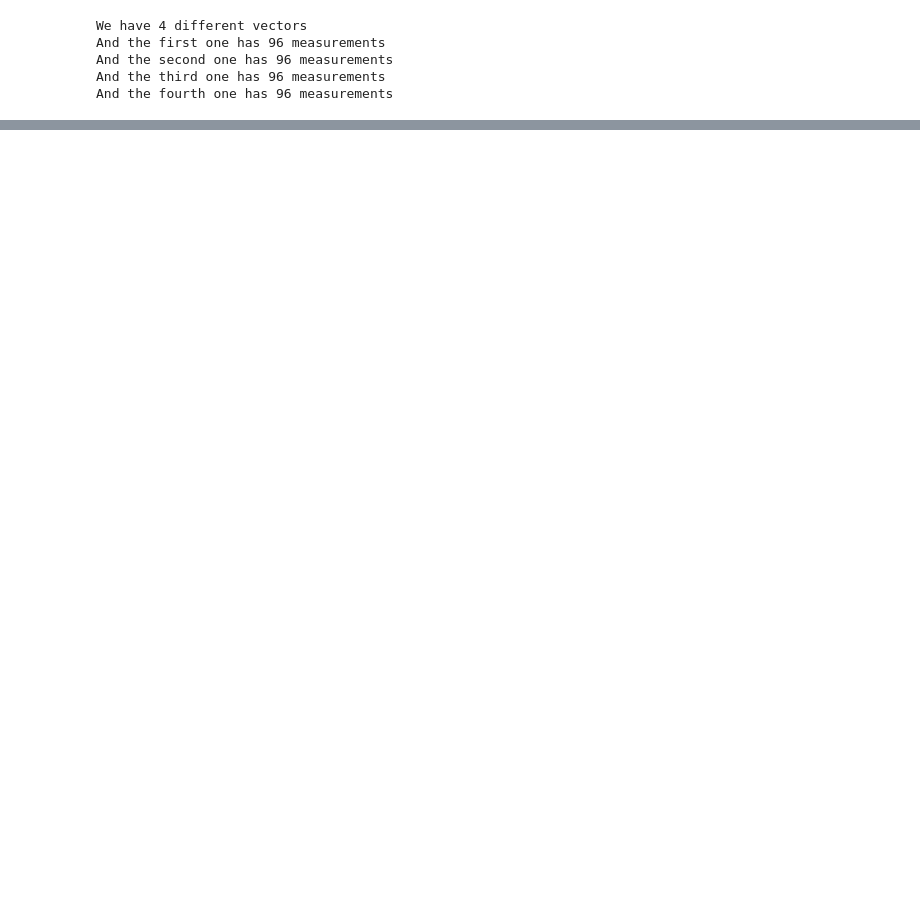
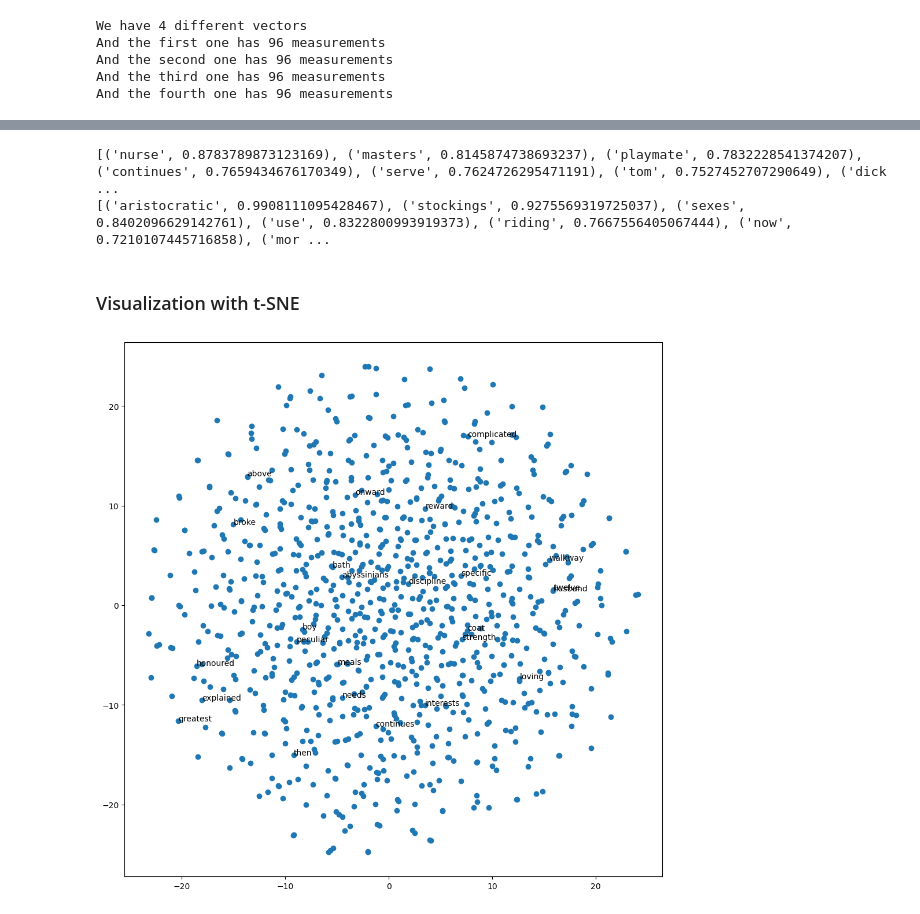
Before and after one commit to CharlesCardot/WordEmbedding-WWA, a Jupyter notebook: Analysis.ipynb, the cells around one changed output, grey strips where cells are left out. Drawn from its saved outputs; the diff is of its cells as text; code cells hidden in the pictures; blank space fills up the shorter version.

```diff
--- a/Analysis.ipynb
+++ b/Analysis.ipynb
@@ -163,5 +201,5 @@ large school-room.'''
 # %%
-Letter_list = [x.replace("\n"," ").replace(".", "") for x in Letter.split(". ")]
-Letter_list = [simple_preprocess(x, deacc=True, max_len=50, min_len=1) for x in Letter_list]
-print(Letter_list)
+Corpus_list = [x.replace("\n"," ").replace(".", "") for x in Corpus.split(". ")]
+Corpus_list = [simple_preprocess(x, deacc=True, max_len=50, min_len=1) for x in Corpus_list]
+print(Corpus_list[0:5])
 # %% [output]
@@ -169,3 +207,3 @@ print(Letter_list)
 # %%
-model = Word2Vec(sentences = Letter_list, min_count = 1, vector_size = 600, workers = 3, window = 10)
+model = Word2Vec(sentences = Corpus_list, min_count = 1, vector_size = 600, workers = 3, window = 10, epochs=3)
 # %%
@@ -194 +232,51 @@ array([-1.72422806e-04, -1.35407224e-03,  1.16094342e-03,  1.27843872e-03,
       dtype=float32)
+# %%
+print(model.wv.most_similar("child"))
+print(model.wv.most_similar("ladies"))
+# %% [output]
+[('nurse', 0.8783789873123169), ('masters', 0.8145874738693237), ('playmate', 0.7832228541374207), ('continues', 0.7659434676170349), ('serve', 0.7624726295471191), ('tom', 0.7527452707290649), ('dick ...
+[('aristocratic', 0.9908111095428467), ('stockings', 0.9275569319725037), ('sexes', 0.8402096629142761), ('use', 0.8322800993919373), ('riding', 0.7667556405067444), ('now', 0.7210107445716858), ('mor ...
+# %% [markdown]
+### Visualization with t-SNE
+# %%
+from sklearn.decomposition import IncrementalPCA    # inital reduction
+from sklearn.manifold import TSNE                   # final reduction
+import numpy as np                                  # array handling
+
+
+def reduce_dimensions(model):
+    num_dimensions = 2  # final num dimensions (2D, 3D, etc)
+
+    # extract the words & their vectors, as numpy arrays
+    vectors = np.asarray(model.wv.vectors)
+    labels = np.asarray(model.wv.index_to_key)  # fixed-width numpy strings
+
+    # reduce using t-SNE
+    tsne = TSNE(n_components=num_dimensions, random_state=0)
+    vectors = tsne.fit_transform(vectors)
+
+    x_vals = [v[0] for v in vectors]
+    y_vals = [v[1] for v in vectors]
+    return x_vals, y_vals, labels
+
+def plot_with_matplotlib(x_vals, y_vals, labels):
+    import matplotlib.pyplot as plt
+    import random
+
+    random.seed(0)
+
+    plt.figure(figsize=(6, 6))
+    plt.scatter(x_vals, y_vals)
+
+    #
+    # Label randomly subsampled 25 data points
+    #
+    indices = list(range(len(labels)))
+    selected_indices = random.sample(indices, 25)
+    for i in selected_indices:
+        plt.annotate(labels[i], (x_vals[i], y_vals[i]))
+
+x_vals, y_vals, labels = reduce_dimensions(model)
+plot_with_matplotlib(x_vals, y_vals, labels)
+# %% [output]
+[figure, added]
```
Also changed, not shown: parts of 12 cells of this notebook, 3 other files.
